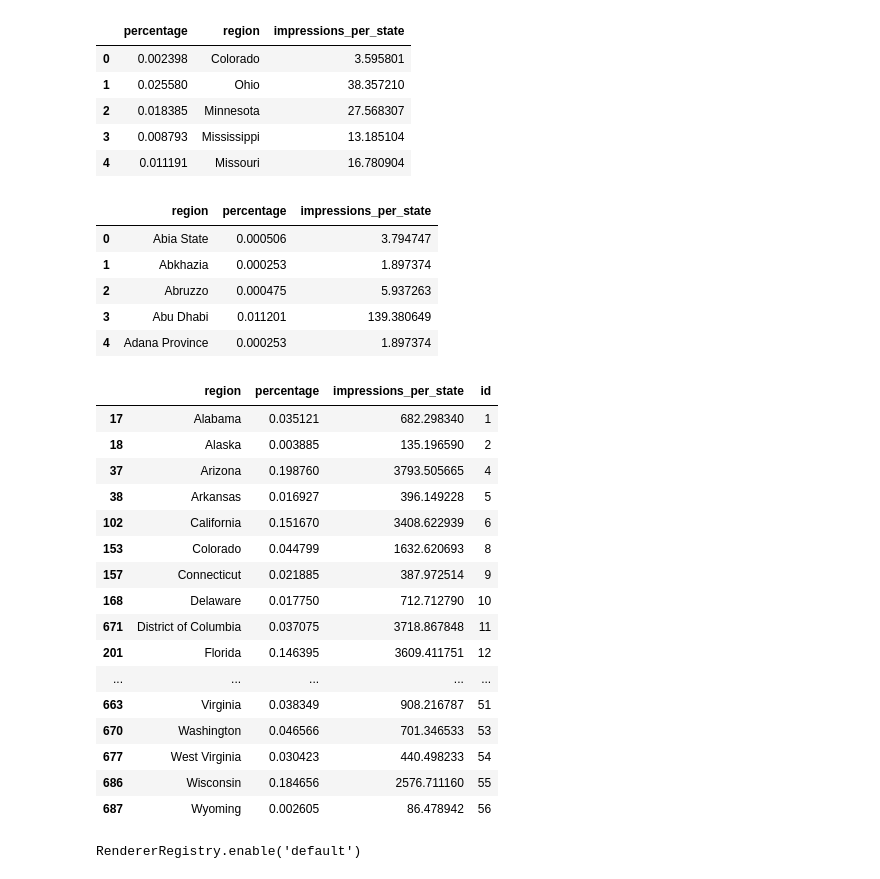
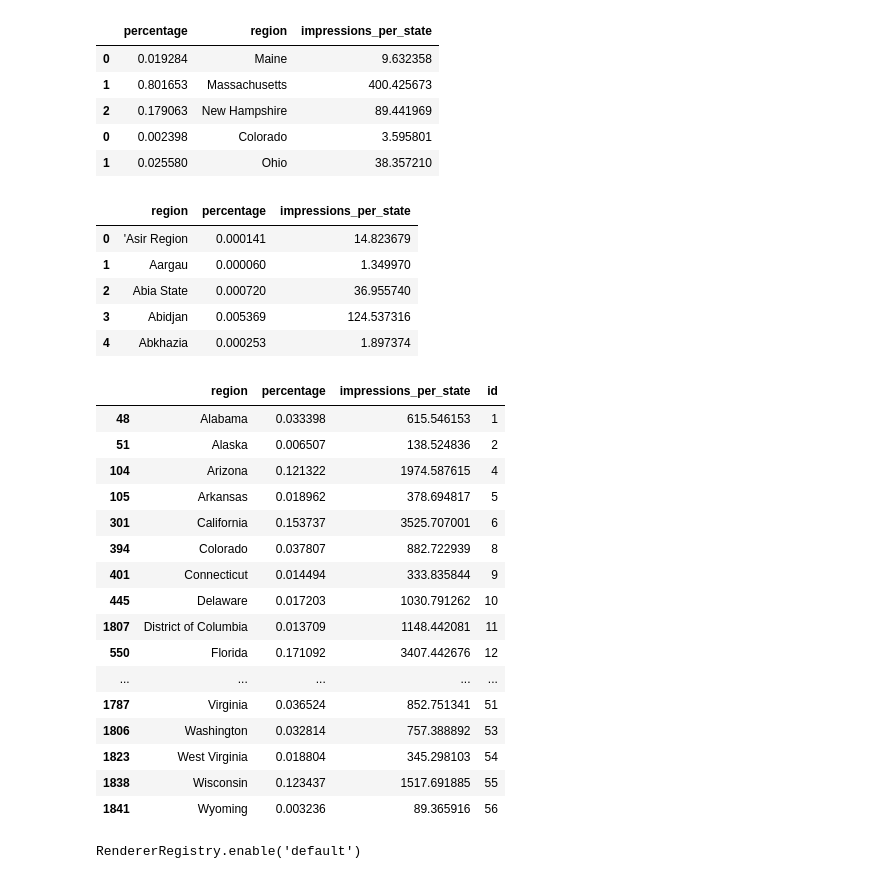
Before and after one commit to rpillai7/Facebook-Ads-Project, a Jupyter notebook: New_FB_Ads_Virtual.ipynb, the cells around one changed output. Cells and saved outputs as stored; diff of their text form; code cells hidden in the pictures.

```diff
--- a/New_FB_Ads_Virtual.ipynb
+++ b/New_FB_Ads_Virtual.ipynb
@@ -73,6 +68,6 @@ neg_sent.head()
 # %%
-neg_sent['impressions.lower_bound'] = neg_sent.get('impressions.lower_bound').apply(lambda x: int(x))
-neg_sent['impressions.upper_bound'] = neg_sent.get('impressions.upper_bound').apply(lambda x: int(x))
-neg_sent['average_est_impressions'] = (neg_sent['impressions.lower_bound'] + neg_sent['impressions.upper_bound'])/2
-neg_sent.head()
+df['impressions.lower_bound'] = df.get('impressions.lower_bound').apply(lambda x: int(x))
+df['impressions.upper_bound'] = df.get('impressions.upper_bound').apply(lambda x: int(x))
+df['average_est_impressions'] = (df['impressions.lower_bound'] + df['impressions.upper_bound'])/2
+df.head()
 # %% [output]
@@ -100,33 +80,34 @@ See the caveats in the documentation: https://pandas.pydata.org/pandas-docs/stab
 # %%
 region_df = pd.DataFrame()
 # %%
-for index, row in neg_sent.iterrows():
+for index, row in df.iterrows():
     if row['delivery_by_region'] == 0:
         continue
     else:
         d = pd.DataFrame(row['delivery_by_region'])
         d['percentage'] = d.get('percentage').apply(float)
         d['impressions_per_state'] = d.get('percentage') * row['average_est_impressions']
+
         region_df = region_df.append(d)
 
 region_df.head()
 # %% [output]
 |  | percentage | region | impressions_per_state |
+| 0 | 0.019284 | Maine | 9.632358 |
+| 1 | 0.801653 | Massachusetts | 400.425673 |
+| 2 | 0.179063 | New Hampshire | 89.441969 |
 | 0 | 0.002398 | Colorado | 3.595801 |
 | 1 | 0.025580 | Ohio | 38.357210 |
-| 2 | 0.018385 | Minnesota | 27.568307 |
-| 3 | 0.008793 | Mississippi | 13.185104 |
-| 4 | 0.011191 | Missouri | 16.780904 |
 # %%
 region_df = region_df.groupby('region').mean().reset_index()
 region_df.head()
 # %% [output]
 |  | region | percentage | impressions_per_state |
-| 0 | Abia State | 0.000506 | 3.794747 |
-| 1 | Abkhazia | 0.000253 | 1.897374 |
-| 2 | Abruzzo | 0.000475 | 5.937263 |
-| 3 | Abu Dhabi | 0.011201 | 139.380649 |
-| 4 | Adana Province | 0.000253 | 1.897374 |
+| 0 | 'Asir Region | 0.000141 | 14.823679 |
+| 1 | Aargau | 0.000060 | 1.349970 |
+| 2 | Abia State | 0.000720 | 36.955740 |
+| 3 | Abidjan | 0.005369 | 124.537316 |
+| 4 | Abkhazia | 0.000253 | 1.897374 |
 # %%
 us_states = ['Alabama', 'Alaska', 'Arizona', 'Arkansas', 'California', 'Colorado', 'Connecticut', 'Washington, District of Columbia', 'Delaware', 'Florida', 'Georgia', 'Hawaii', 'Idaho', 'Illinois', 'Indiana', 'Iowa', 'Kansas', 'Kentucky', 'Louisiana', 'Maine', 'Maryland', 'Massachusetts', 'Michigan', 'Minnesota', 'Mississippi', 'Missouri', 'Montana', 'Nebraska', 'Nevada', 'New Hampshire', 'New Jersey', 'New Mexico', 'New York', 'North Carolina', 'North Dakota', 'Ohio', 'Oklahoma', 'Oregon', 'Pennsylvania', 'Rhode Island', 'South Carolina', 'South Dakota', 'Tennessee', 'Texas', 'Utah', 'Vermont', 'Virginia', 'Washington', 'West Virginia', 'Wisconsin', 'Wyoming']
 # %%
@@ -136,29 +117,29 @@ region_df.sort_values(by = 'region', inplace = True)
 # %%
 import altair as alt
 import geopandas as gpd
 import json
 from vega_datasets import data
 pop = data.population_engineers_hurricanes()
 region_df['id'] = list(pop.get('id'))[:-1]
-region_df
+region_df.head()
 # %% [output]
 |  | region | percentage | impressions_per_state | id |
-| 17 | Alabama | 0.035121 | 682.298340 | 1 |
-| 18 | Alaska | 0.003885 | 135.196590 | 2 |
-| 37 | Arizona | 0.198760 | 3793.505665 | 4 |
-| 38 | Arkansas | 0.016927 | 396.149228 | 5 |
-| 102 | California | 0.151670 | 3408.622939 | 6 |
-| 153 | Colorado | 0.044799 | 1632.620693 | 8 |
-| 157 | Connecticut | 0.021885 | 387.972514 | 9 |
-| 168 | Delaware | 0.017750 | 712.712790 | 10 |
-| 671 | District of Columbia | 0.037075 | 3718.867848 | 11 |
-| 201 | Florida | 0.146395 | 3609.411751 | 12 |
+| 48 | Alabama | 0.033398 | 615.546153 | 1 |
+| 51 | Alaska | 0.006507 | 138.524836 | 2 |
+| 104 | Arizona | 0.121322 | 1974.587615 | 4 |
+| 105 | Arkansas | 0.018962 | 378.694817 | 5 |
+| 301 | California | 0.153737 | 3525.707001 | 6 |
+| 394 | Colorado | 0.037807 | 882.722939 | 8 |
+| 401 | Connecticut | 0.014494 | 333.835844 | 9 |
+| 445 | Delaware | 0.017203 | 1030.791262 | 10 |
+| 1807 | District of Columbia | 0.013709 | 1148.442081 | 11 |
+| 550 | Florida | 0.171092 | 3407.442676 | 12 |
 | ... | ... | ... | ... | ... |
-| 663 | Virginia | 0.038349 | 908.216787 | 51 |
-| 670 | Washington | 0.046566 | 701.346533 | 53 |
-| 677 | West Virginia | 0.030423 | 440.498233 | 54 |
-| 686 | Wisconsin | 0.184656 | 2576.711160 | 55 |
-| 687 | Wyoming | 0.002605 | 86.478942 | 56 |
+| 1787 | Virginia | 0.036524 | 852.751341 | 51 |
+| 1806 | Washington | 0.032814 | 757.388892 | 53 |
+| 1823 | West Virginia | 0.018804 | 345.298103 | 54 |
+| 1838 | Wisconsin | 0.123437 | 1517.691885 | 55 |
+| 1841 | Wyoming | 0.003236 | 89.365916 | 56 |
 # %%
 alt.renderers.enable('default')
 # %% [output]
```
Also changed, not shown: parts of 26 cells of this notebook.
